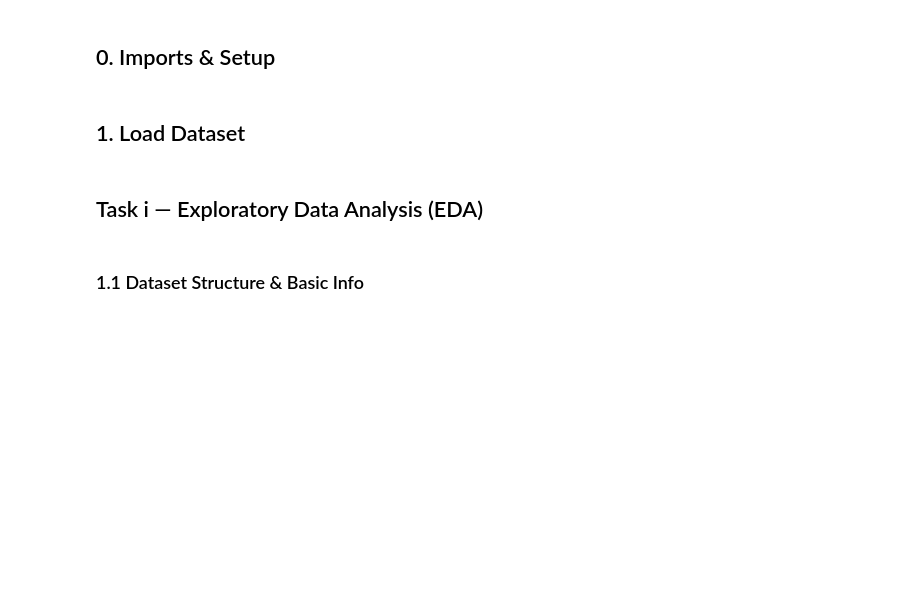
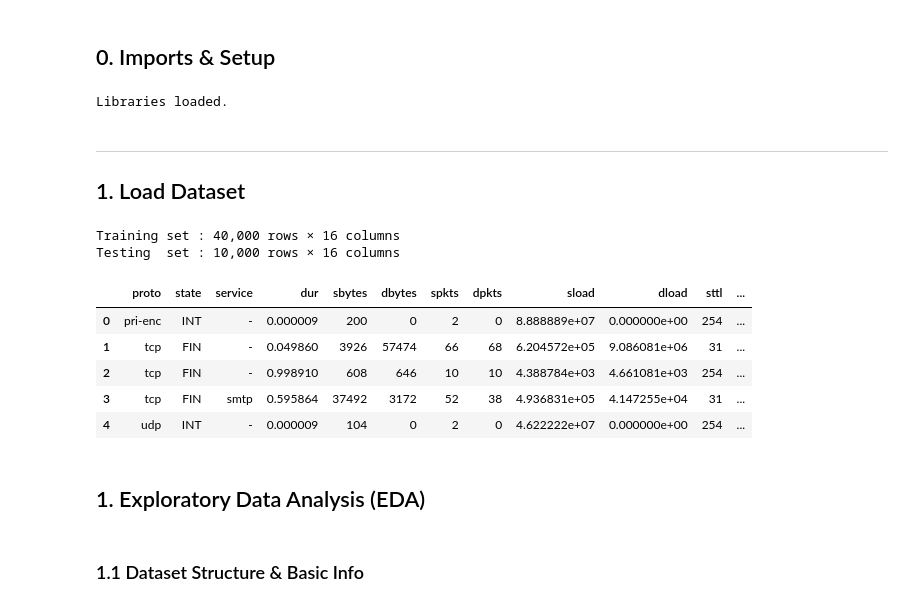
Before and after one commit to kedarnath745/kedarnath_230911176, a Jupyter notebook: NIDS_Assignment.ipynb, the cells around one changed output. Cells and saved outputs as stored; diff of their text form; code cells hidden in the pictures; blank space fills up the shorter version.

```diff
--- a/NIDS_Assignment.ipynb
+++ b/NIDS_Assignment.ipynb
@@ -6,38 +6,35 @@
 # %% [markdown]
 ## 0. Imports & Setup
 # %%
-# ── Core libraries ──────────────────────────────────────────────────────────
+# Import core libraries
 import numpy as np
 import pandas as pd
 import matplotlib.pyplot as plt
-import matplotlib.gridspec as gridspec
 import seaborn as sns
 import warnings
 warnings.filterwarnings('ignore')
 
-# ── Sklearn preprocessing ────────────────────────────────────────────────────
+# Preprocessing and feature selection
 from sklearn.preprocessing import LabelEncoder, StandardScaler
 from sklearn.feature_selection import SelectKBest, f_classif
 
-# ── Imbalance handling ───────────────────────────────────────────────────────
+# Handle imbalance
 from imblearn.over_sampling import SMOTE
 
-# ── Non-tree-based models ────────────────────────────────────────────────────
+# ML models
 from sklearn.linear_model import LogisticRegression
 from sklearn.naive_bayes import GaussianNB
 from sklearn.neighbors import KNeighborsClassifier
 from sklearn.svm import SVC
-
-# ── Tree-based models ────────────────────────────────────────────────────────
 from sklearn.tree import DecisionTreeClassifier
 from sklearn.ensemble import RandomForestClassifier, GradientBoostingClassifier
 
-# ── Deep Neural Network ──────────────────────────────────────────────────────
+# Deep Learning
 import tensorflow as tf
 from tensorflow import keras
 from tensorflow.keras import layers
 
-# ── Evaluation ───────────────────────────────────────────────────────────────
+# Evaluation metrics
 from sklearn.metrics import (
     accuracy_score, precision_score, recall_score,
     fbeta_score, confusion_matrix, ConfusionMatrixDisplay,
@@ -45,27 +42,37 @@ from sklearn.metrics import (
     classification_report
 )
 
-# ── Reproducibility ──────────────────────────────────────────────────────────
 SEED = 42
 np.random.seed(SEED)
 tf.random.set_seed(SEED)
 
-# ── Plot style ───────────────────────────────────────────────────────────────
 sns.set_theme(style='whitegrid', palette='muted')
 plt.rcParams.update({'figure.dpi': 110, 'font.size': 11})
 
-print('All libraries loaded successfully.')
+print('Libraries loaded.')
+# %% [output]
+Libraries loaded.
 # %% [markdown]
+---
 ## 1. Load Dataset
 # %%
-train_df = pd.read_csv('UNSW_NB15_train_40k.csv')
-test_df  = pd.read_csv('UNSW_NB15_test_10k.csv')
+train_df = pd.read_csv('data/UNSW_NB15_train_40k.csv')
+test_df  = pd.read_csv('data/UNSW_NB15_test_10k.csv')
 
 print(f'Training set : {train_df.shape[0]:,} rows × {train_df.shape[1]} columns')
 print(f'Testing  set : {test_df.shape[0]:,} rows × {test_df.shape[1]} columns')
 train_df.head()
+# %% [output]
+Training set : 40,000 rows × 16 columns
+Testing  set : 10,000 rows × 16 columns
+|  | proto | state | service | dur | sbytes | dbytes | spkts | dpkts | sload | dload | sttl | ... |
+| 0 | pri-enc | INT | - | 0.000009 | 200 | 0 | 2 | 0 | 8.888889e+07 | 0.000000e+00 | 254 | ... |
+| 1 | tcp | FIN | - | 0.049860 | 3926 | 57474 | 66 | 68 | 6.204572e+05 | 9.086081e+06 | 31 | ... |
+| 2 | tcp | FIN | - | 0.998910 | 608 | 646 | 10 | 10 | 4.388784e+03 | 4.661081e+03 | 254 | ... |
+| 3 | tcp | FIN | smtp | 0.595864 | 37492 | 3172 | 52 | 38 | 4.936831e+05 | 4.147255e+04 | 31 | ... |
+| 4 | udp | INT | - | 0.000009 | 104 | 0 | 2 | 0 | 4.622222e+07 | 0.000000e+00 | 254 | ... |
 # %% [markdown]
-## Task i — Exploratory Data Analysis (EDA)
+## 1. Exploratory Data Analysis (EDA)
 # %% [markdown]
 ### 1.1 Dataset Structure & Basic Info
 # %%
```
Also changed, not shown: parts of 23 cells of this notebook.
